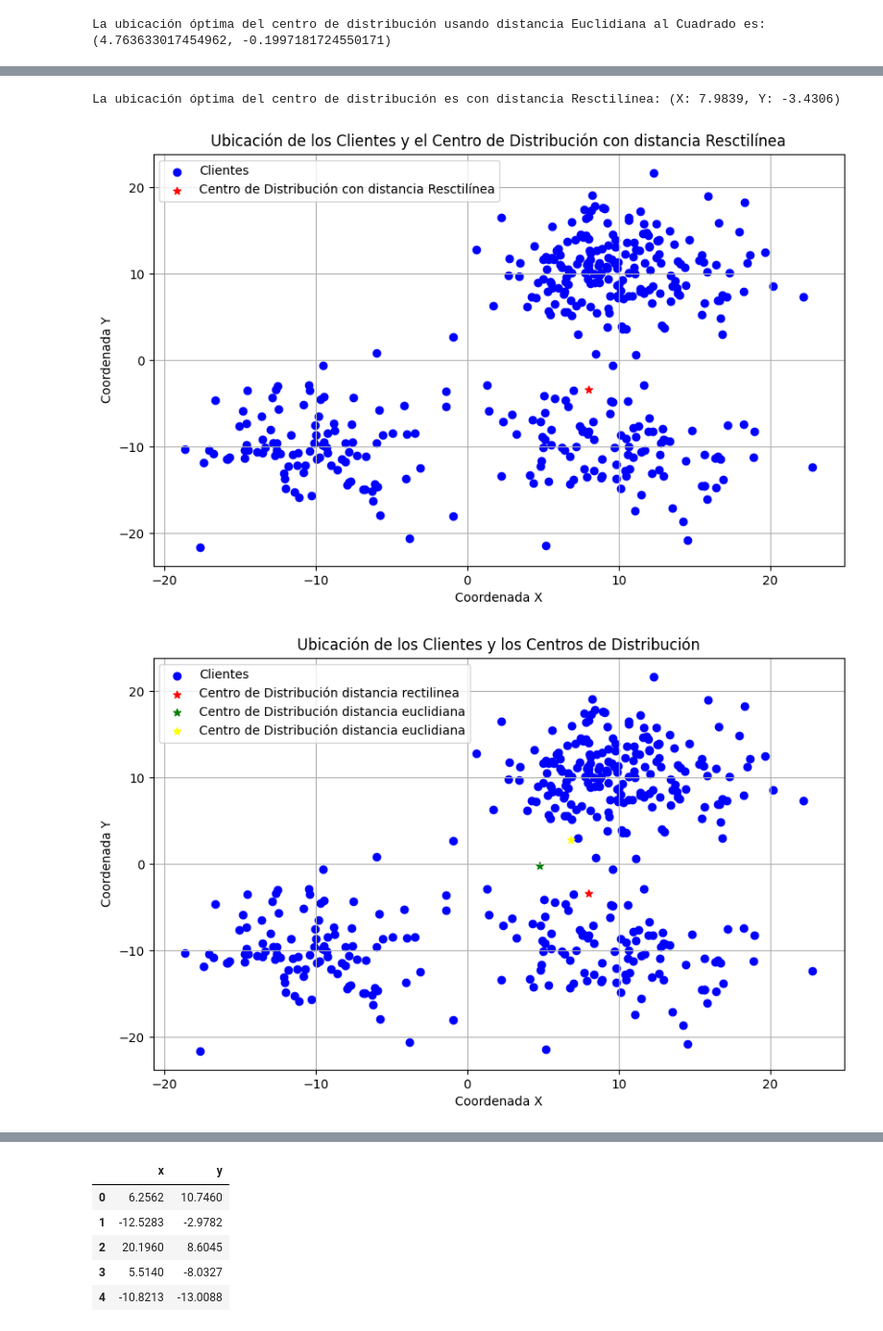
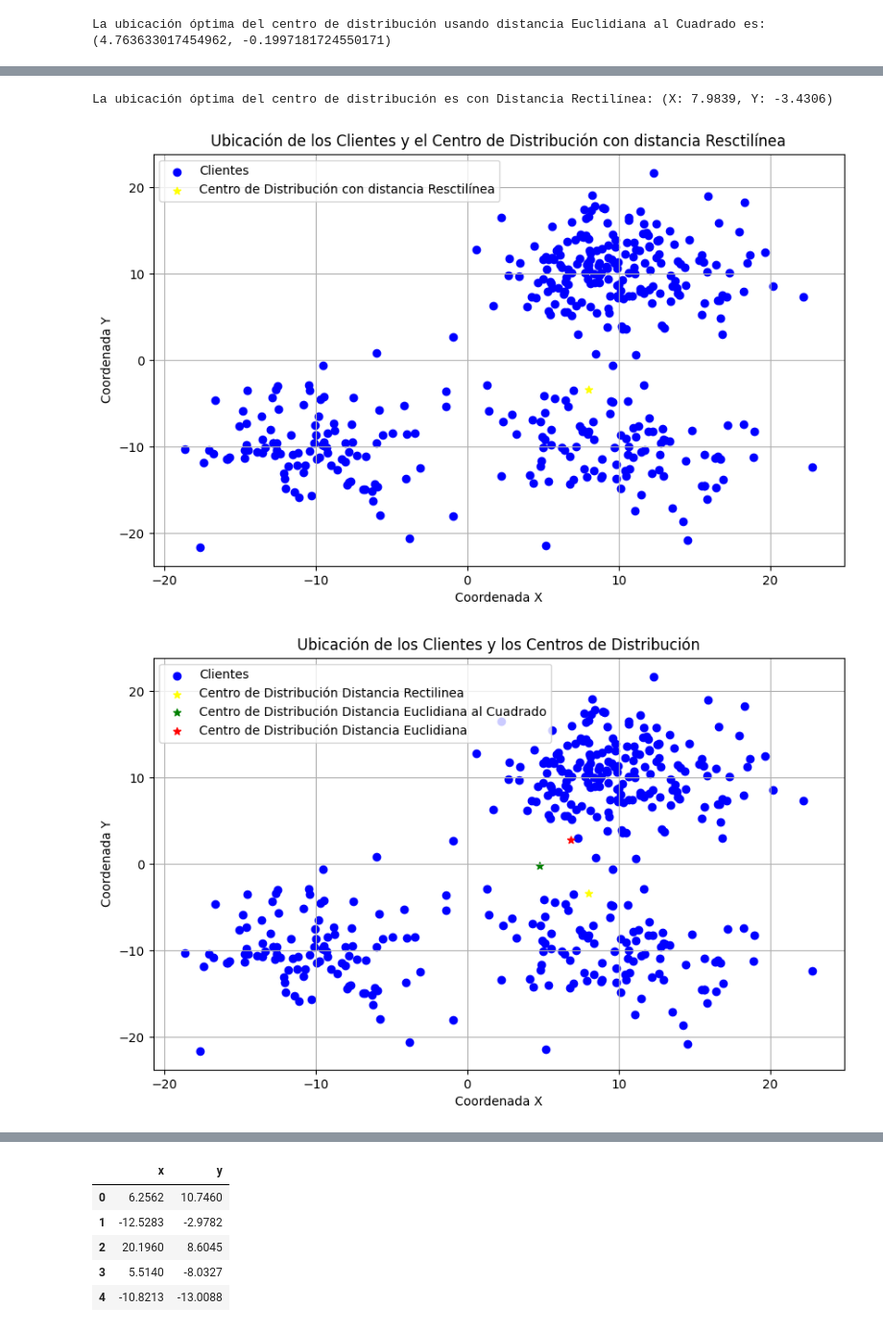
Before and after one commit to MacaMujica/taller-1-cadenas-de-suministros, a Jupyter notebook: tarea1.ipynb, the cells around one changed output, grey strips where cells are left out. Shown at 96% size. Cells and saved outputs as stored; diff of their text form; code cells hidden in the pictures.

```diff
--- a/tarea1.ipynb
+++ b/tarea1.ipynb
@@ -152,8 +172,8 @@ plt.show()
 # %%
-# Ordena los clientes por la coordenada 'x' de menor a mayor
+# Orden de los clientes por la coordenada 'x' de menor a mayor
 clientes_ordenados = clientes.sort_values('x')
 
-# Calcula el peso total
+# Calculo  del peso total
 peso_total = clientes_ordenados['peso'].sum()
 
 # Calcula el peso acumulado para cada cliente
@@ -168,14 +188,14 @@ clientes_ordenados['Peso Acumulado'] = clientes_ordenados['peso'].cumsum()
 mediana_y = clientes_ordenados[clientes_ordenados['Peso Acumulado'] >= peso_total / 2].iloc[0]
 
 # Imprime las coordenadas óptimas
-print(f"La ubicación óptima del centro de distribución es con distancia Resctilínea: (X: {mediana_x['x']}, Y: {mediana_y['y']})")
+print(f"La ubicación óptima del centro de distribución es con Distancia Rectilínea: (X: {mediana_x['x']}, Y: {mediana_y['y']})")
 # %% [output]
-La ubicación óptima del centro de distribución es con distancia Resctilínea: (X: 7.9839, Y: -3.4306)
+La ubicación óptima del centro de distribución es con Distancia Rectilínea: (X: 7.9839, Y: -3.4306)
 # %%
 # Graficar los clientes y la ubicación óptima del CD
 plt.figure(figsize=(10, 6))
 plt.scatter(clientes['x'], clientes['y'], color='blue', label='Clientes')
-plt.scatter(mediana_x['x'], mediana_y['y'], color='red', marker='*', label='Centro de Distribución con distancia Resctilínea')
+plt.scatter(mediana_x['x'], mediana_y['y'], color='yellow', marker='*', label='Centro de Distribución con distancia Resctilínea')
 plt.title('Ubicación de los Clientes y el Centro de Distribución con distancia Resctilínea')
 plt.xlabel('Coordenada X')
 plt.ylabel('Coordenada Y')
@@ -183,19 +203,19 @@ plt.legend()
 plt.grid(True)
 plt.show()
 # %% [output]
-[figure, old version]
+[figure, new version]
 # %%
 # Graficar los clientes y la ubicación óptima de los CD
 plt.figure(figsize=(10, 6))
 plt.scatter(clientes['x'], clientes['y'], color='blue', label='Clientes')
-plt.scatter(mediana_x['x'], mediana_y['y'], color='red', marker='*', label='Centro de Distribución distancia rectilinea')
-plt.scatter(x_e, y_e, color='green', marker='*', label='Centro de Distribución distancia euclidiana')
-plt.scatter(x, y, color='yellow', marker='*', label='Centro de Distribución distancia euclidiana')
+plt.scatter(mediana_x['x'], mediana_y['y'], color='yellow', marker='*', label='Centro de Distribución Distancia Rectilinea')
+plt.scatter(x_e, y_e, color='green', marker='*', label='Centro de Distribución Distancia Euclidiana al Cuadrado')
+plt.scatter(x, y, color='red', marker='*', label='Centro de Distribución Distancia Euclidiana')
 plt.title('Ubicación de los Clientes y los Centros de Distribución')
 plt.xlabel('Coordenada X')
 plt.ylabel('Coordenada Y')
 plt.legend()
 plt.grid(True)
 plt.show()
 # %% [output]
-[figure, old version]
+[figure, new version]
```
Also changed, not shown: parts of 49 cells of this notebook.
